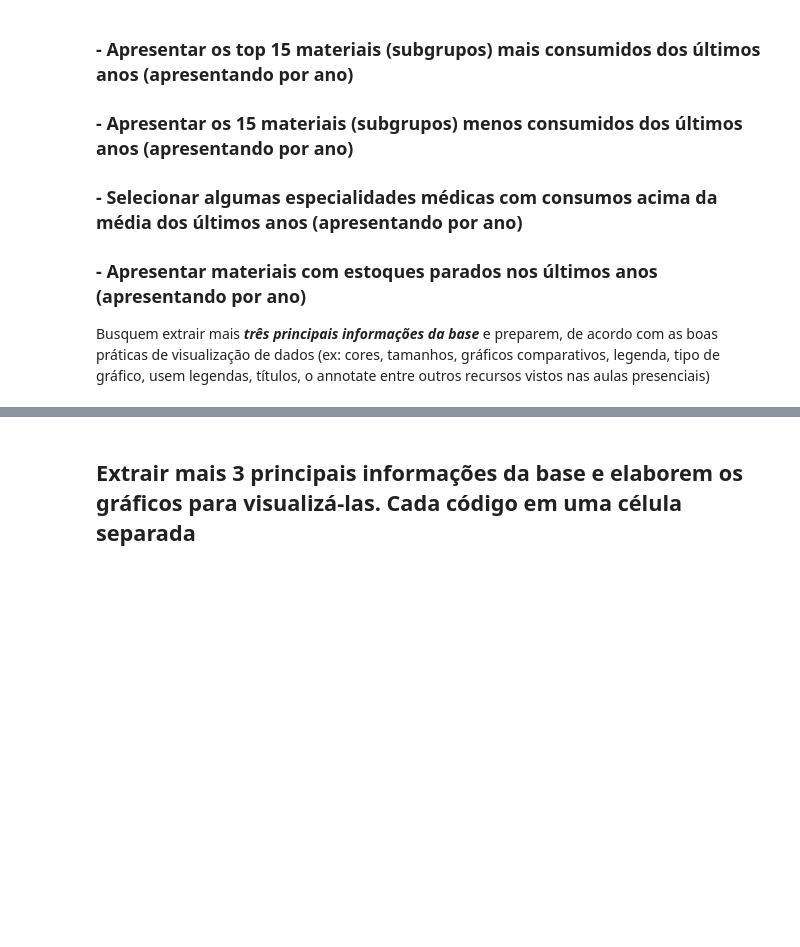
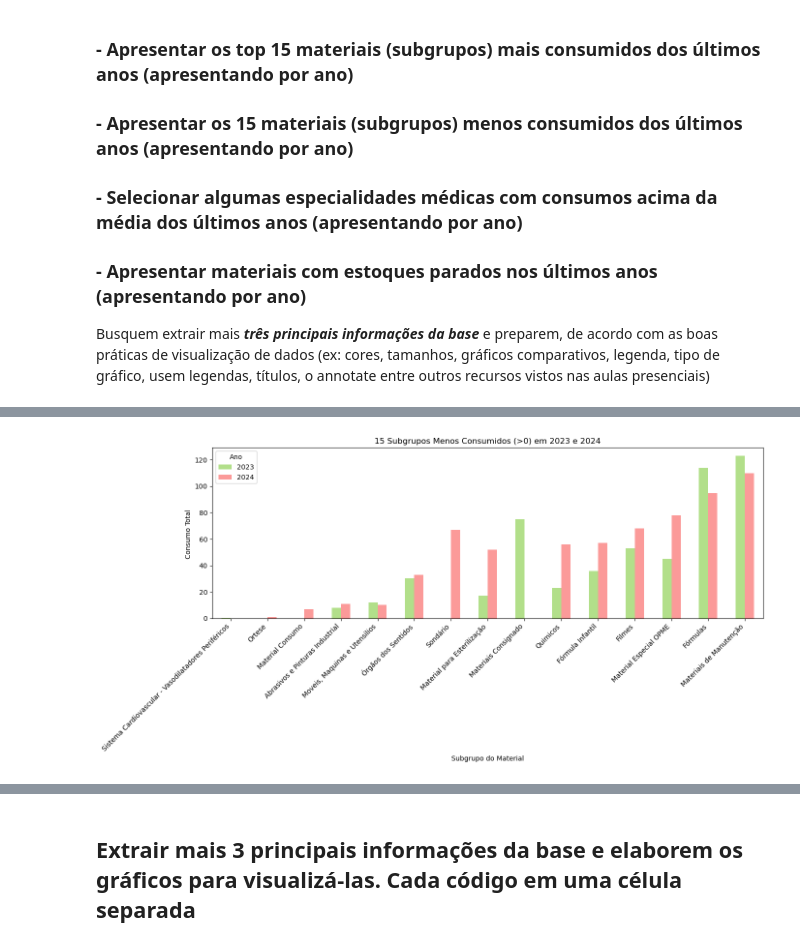
Before and after one commit to pedrofurmam/projeto-ciencia-de-dados, a Jupyter notebook: Projeto - Ciência de Dados Desafio.ipynb, the cells around one changed output, grey strips where cells are left out. Drawn from its saved outputs; the diff is of its cells as text; code cells hidden in the pictures; blank space fills up the shorter version.

```diff
--- a/Projeto - Ciência de Dados Desafio.ipynb
+++ b/Projeto - Ciência de Dados Desafio.ipynb
@@ -882,4 +914,45 @@ plt.show()
 # %%
 # Apresentar os 15 materiais (subgrupos) menos consumidos dos últimos anos (apresentando por ano)
+
+
+# Merge movimentacoes com itens para obter o subgrupo
+df_aux = pd.merge(
+    movimentacoes,
+    itens[['id_item', 'ds_subgrupo_material']],
+    on='id_item',
+    how='left'
+)
+
+# Extrai o ano da data de movimento
+df_aux['ano'] = pd.to_datetime(df_aux['dt_movimento_estoque'], errors='coerce').dt.year
+
+# Filtra apenas os anos de interesse
+dados_filtrados = df_aux[df_aux['ano'].isin([2023, 2024])]
+
+# Soma o consumo por subgrupo e ano
+consumo_por_subgrupo = dados_filtrados.groupby(['ds_subgrupo_material', 'ano'])['qt_consumo'].sum().unstack(fill_value=0)
+
+# Exclui subgrupos com soma igual a zero
+consumo_filtrado = consumo_por_subgrupo[consumo_por_subgrupo.sum(axis=1) > 0]
+
+# Seleciona os 15 subgrupos com menor consumo total (>0)
+bottom15_subgrupos = consumo_filtrado.sum(axis=1).sort_values(ascending=True).head(15).index
+consumo_bottom15 = consumo_filtrado.loc[bottom15_subgrupos]
+
+# Plota o gráfico
+ax = consumo_bottom15.plot(kind='bar', figsize=(14,7), color=['#b2df8a', '#fb9a99'])
+plt.xlabel('Subgrupo do Material')
+plt.ylabel('Consumo Total ')
+plt.title('15 Subgrupos Menos Consumidos (>0) em 2023 e 2024')
+plt.legend(title='Ano')
+plt.xticks(rotation=45, ha='right')
+plt.tight_layout()
+
+# Formata os valores do eixo y para milhares
+#ax.yaxis.set_major_formatter(lambda x, pos: f'{int(x/1000):,}k')
+
+plt.show()
+# %% [output]
+[figure, added]
 # %%
 # Selecionar algumas especialidades médicas com consumos acima da média dos últimos anos (apresentando por ano)
```
Also changed, not shown: parts of 8 cells of this notebook.
